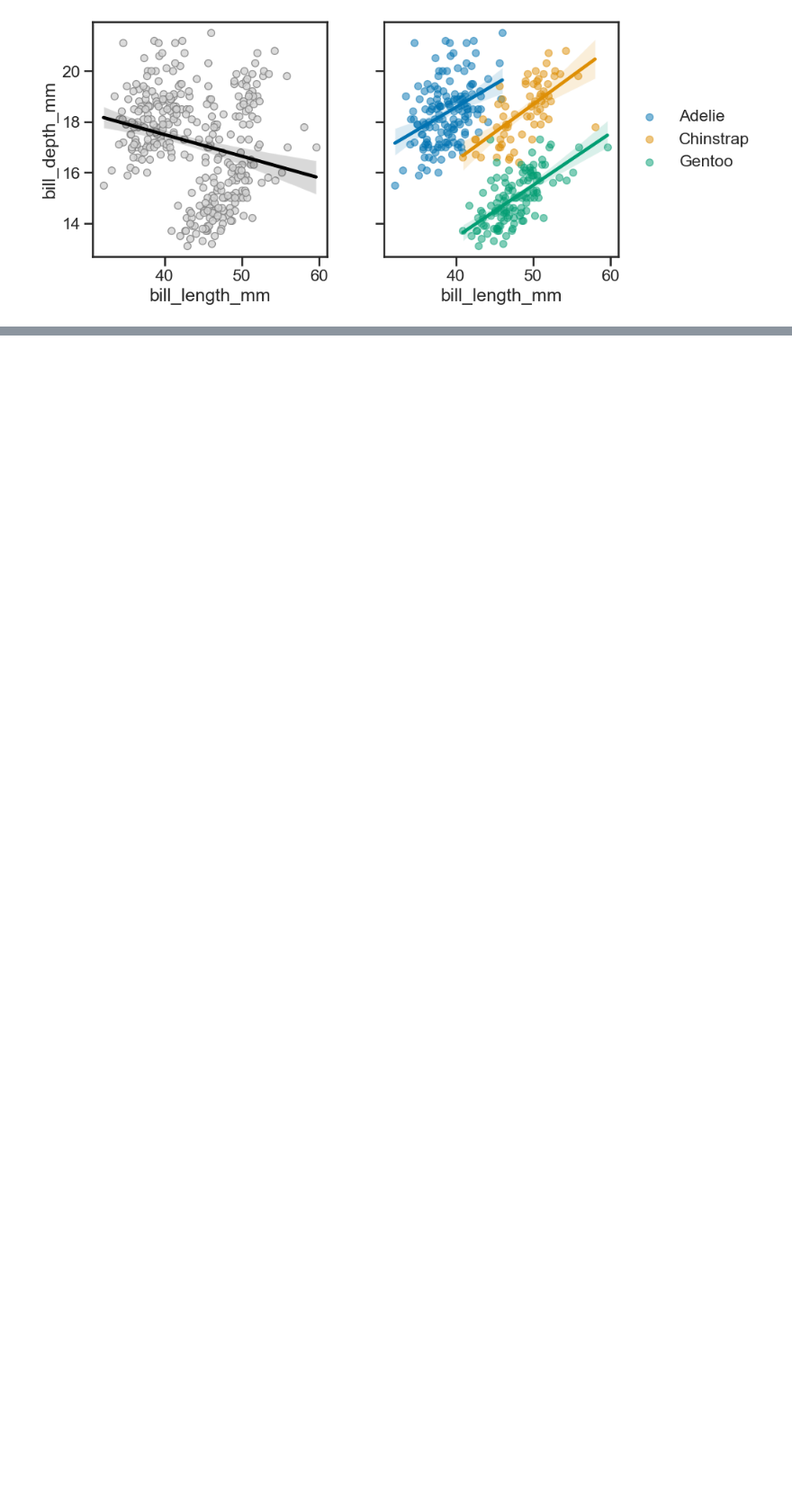
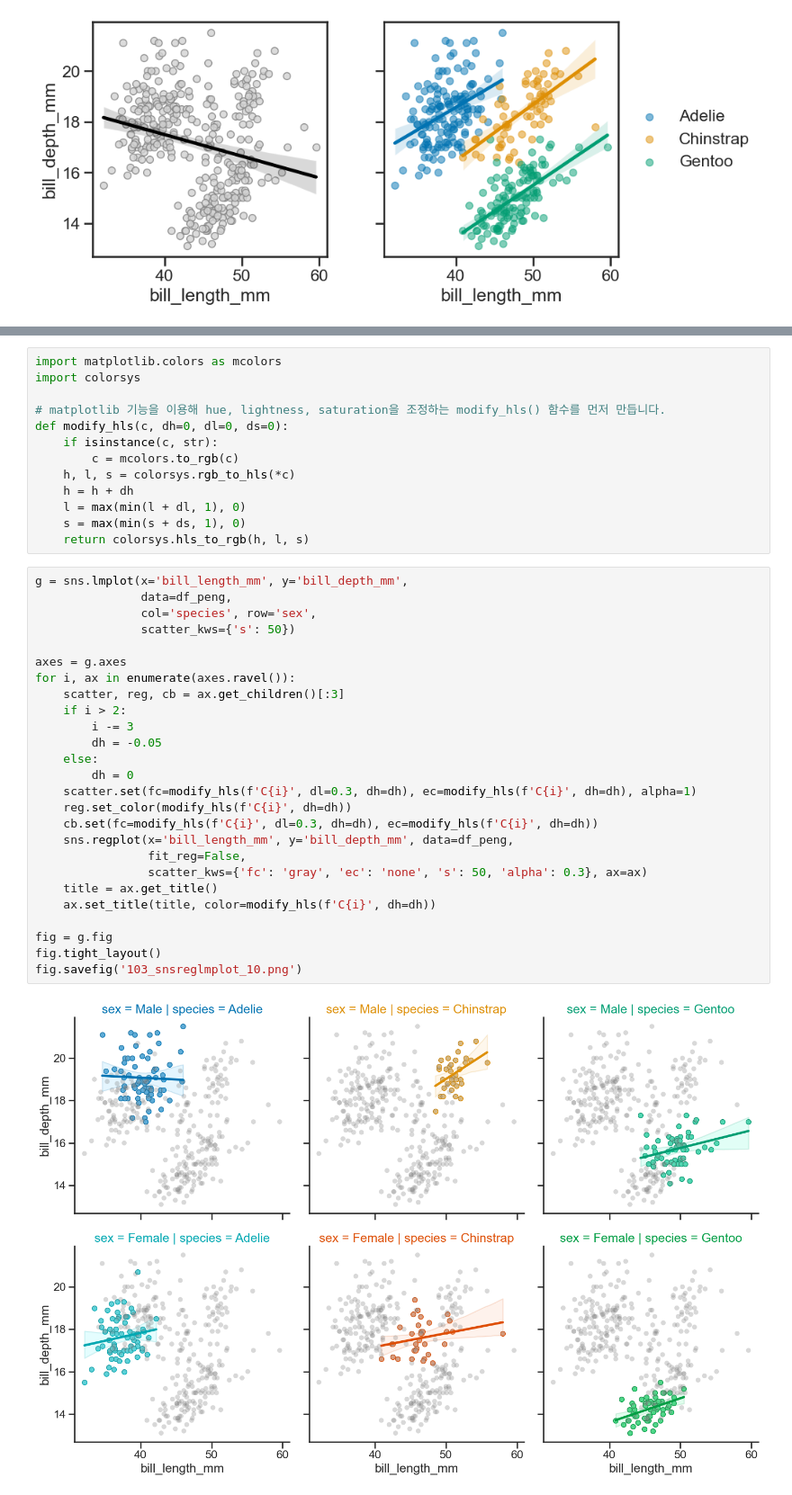
Before and after one commit to ctak/doit-pandas, a Jupyter notebook: visualization-seaborn.ipynb, the cells around one changed output, grey strips where cells are left out. Shown at 90% size. Drawn from its saved outputs; the diff is of its cells as text; blank space fills up the shorter version.

Commit message:
Different colors for each result

```diff
--- a/visualization-seaborn.ipynb
+++ b/visualization-seaborn.ipynb
@@ -264,0 +304,41 @@ fig.savefig('103_snsreglmplot_05.png')
+# %%
+import matplotlib.colors as mcolors
+import colorsys
+
+# matplotlib 기능을 이용해 hue, lightness, saturation을 조정하는 modify_hls() 함수를 먼저 만듭니다.
+def modify_hls(c, dh=0, dl=0, ds=0):
+    if isinstance(c, str):
+        c = mcolors.to_rgb(c)
+    h, l, s = colorsys.rgb_to_hls(*c)
+    h = h + dh
+    l = max(min(l + dl, 1), 0)
+    s = max(min(s + ds, 1), 0)
+    return colorsys.hls_to_rgb(h, l, s)
+# %%
+g = sns.lmplot(x='bill_length_mm', y='bill_depth_mm',
+               data=df_peng,
+               col='species', row='sex',
+               scatter_kws={'s': 50})
+
+axes = g.axes
+for i, ax in enumerate(axes.ravel()):
+    scatter, reg, cb = ax.get_children()[:3]
+    if i > 2:
+        i -= 3
+        dh = -0.05
+    else:
+        dh = 0
+    scatter.set(fc=modify_hls(f'C{i}', dl=0.3, dh=dh), ec=modify_hls(f'C{i}', dh=dh), alpha=1)
+    reg.set_color(modify_hls(f'C{i}', dh=dh))
+    cb.set(fc=modify_hls(f'C{i}', dl=0.3, dh=dh), ec=modify_hls(f'C{i}', dh=dh))
+    sns.regplot(x='bill_length_mm', y='bill_depth_mm', data=df_peng,
+                fit_reg=False,
+                scatter_kws={'fc': 'gray', 'ec': 'none', 's': 50, 'alpha': 0.3}, ax=ax)
+    title = ax.get_title()
+    ax.set_title(title, color=modify_hls(f'C{i}', dh=dh))
+
+fig = g.fig
+fig.tight_layout()
+fig.savefig('103_snsreglmplot_10.png')
+# %% [output]
+[figure, added]
```
Also changed, not shown: parts of 4 cells of this notebook, 4 other files.
